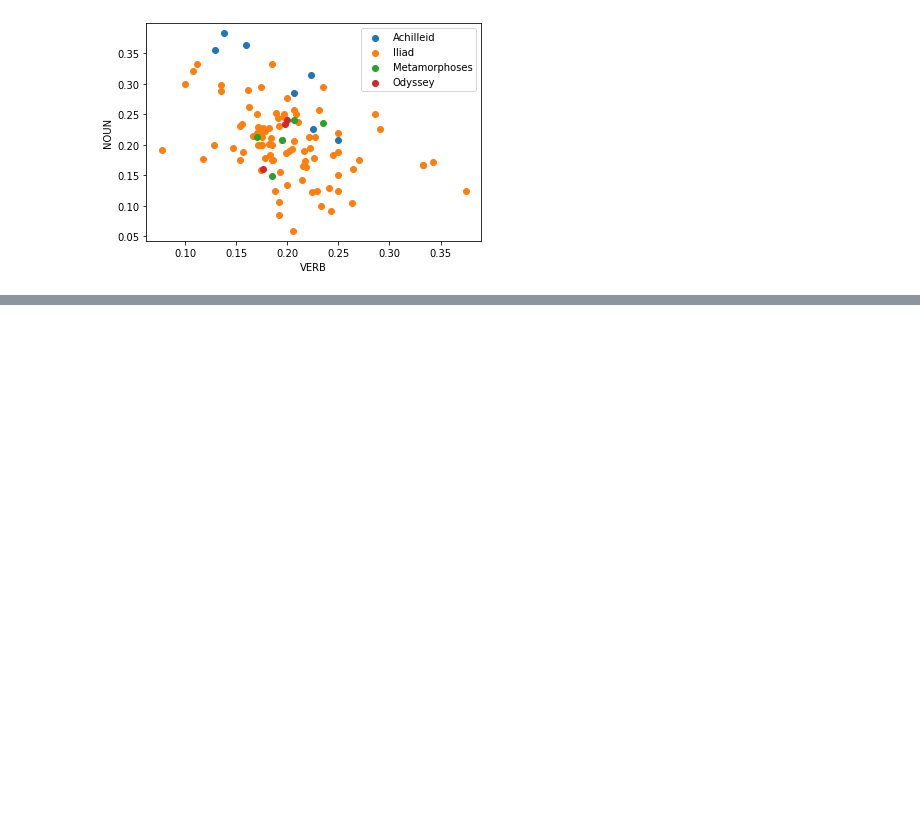
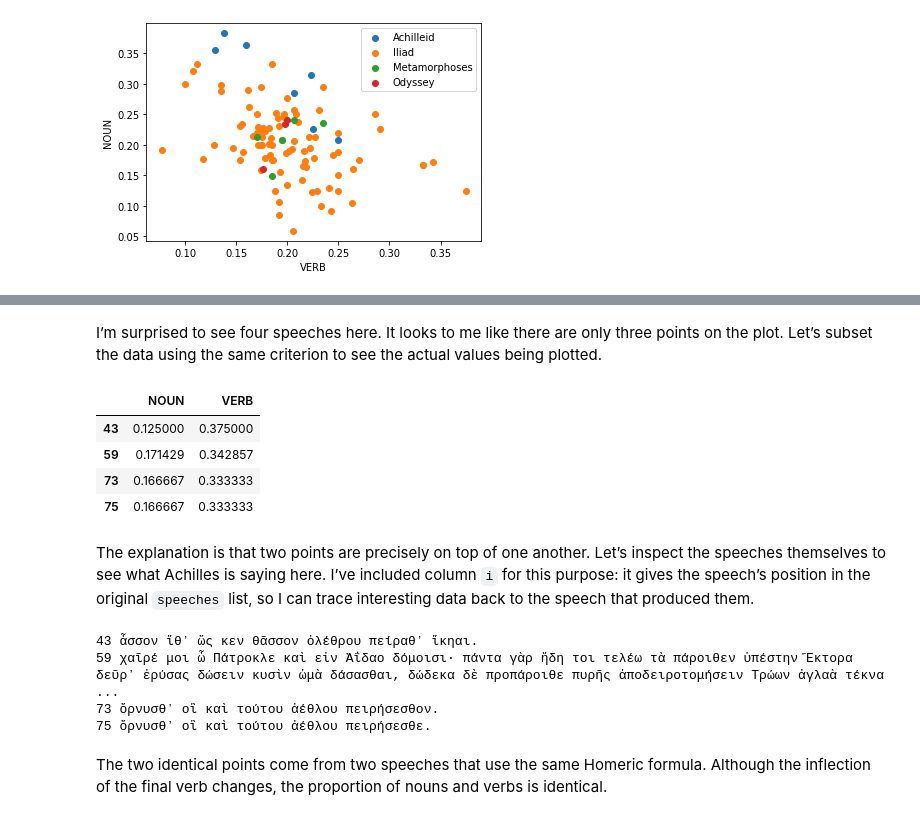
Before and after one commit to cwf2/dices-examples, a Jupyter notebook: Ex_05 - POS Tagging.ipynb, the cells around one changed output, grey strips where cells are left out. Saved outputs shown, nothing was run; the diff lists cells and outputs as text; code cells hidden in the pictures; blank space fills up the shorter version.

```diff
--- a/Ex_05 - POS Tagging.ipynb
+++ b/Ex_05 - POS Tagging.ipynb
@@ -288,0 +308,22 @@ ax.legend()
+# %% [markdown]
+I’m surprised to see four speeches here. It looks to me like there are only three points on the plot. Let’s subset the data using the same criterion to see the actual values being plotted.
+# %%
+pos_freq.loc[pos_freq.VERB>0.3,['NOUN','VERB']]
+# %% [output]
+|  | NOUN | VERB |
+| 43 | 0.125000 | 0.375000 |
+| 59 | 0.171429 | 0.342857 |
+| 73 | 0.166667 | 0.333333 |
+| 75 | 0.166667 | 0.333333 |
+# %% [markdown]
+The explanation is that two points are precisely on top of one another. Let’s inspect the speeches themselves to see what Achilles is saying here. I’ve included column `i` for this purpose: it gives the speech’s position in the original `speeches` list, so I can trace interesting data back to the speech that produced them.
+# %%
+for i in labels.loc[pos_freq.VERB>0.3,:].i:
+    print(i, speeches[i].cts_passage.text)
+# %% [output]
+43 ἆσσον ἴθʼ ὥς κεν θᾶσσον ὀλέθρου πείραθʼ ἵκηαι.
+59 χαῖρέ μοι ὦ Πάτροκλε καὶ εἰν Ἀΐδαο δόμοισι· πάντα γὰρ ἤδη τοι τελέω τὰ πάροιθεν ὑπέστην Ἕκτορα δεῦρʼ ἐρύσας δώσειν κυσὶν ὠμὰ δάσασθαι, δώδεκα δὲ προπάροιθε πυρῆς ἀποδειροτομήσειν Τρώων ἀγλαὰ τέκνα  ...
+73 ὄρνυσθʼ οἳ καὶ τούτου ἀέθλου πειρήσεσθον.
+75 ὄρνυσθʼ οἳ καὶ τούτου ἀέθλου πειρήσεσθε.
+# %% [markdown]
+The two identical points come from two speeches that use the same Homeric formula. Although the inflection of the final verb changes, the proportion of nouns and verbs is identical.
```
Also changed, not shown: parts of 4 cells of this notebook.
